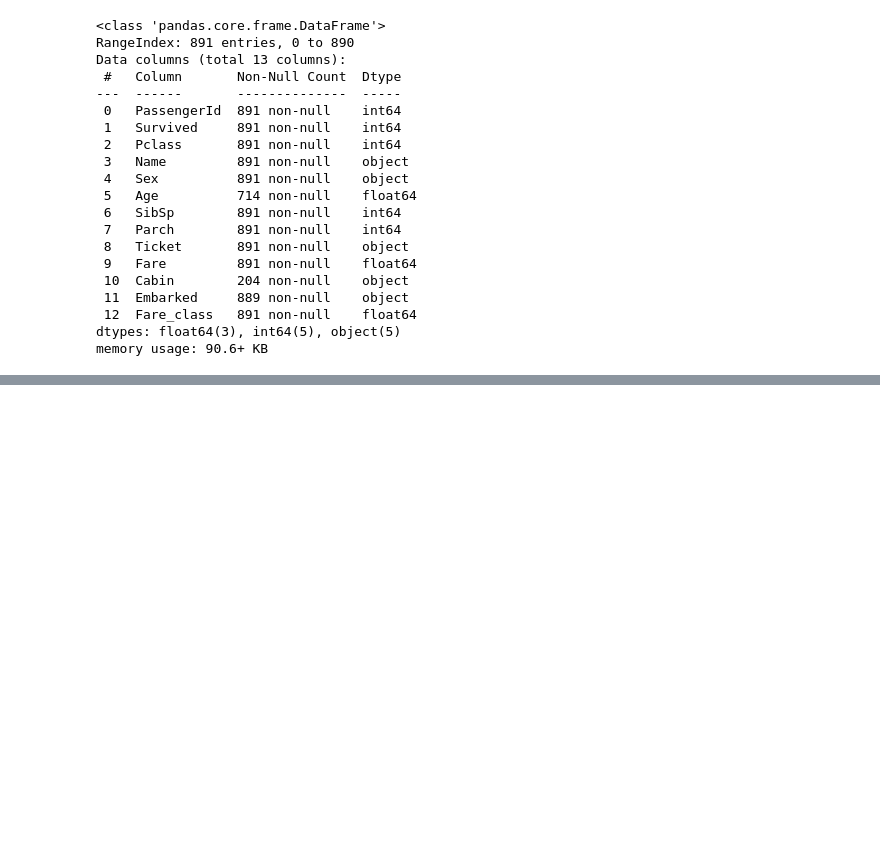
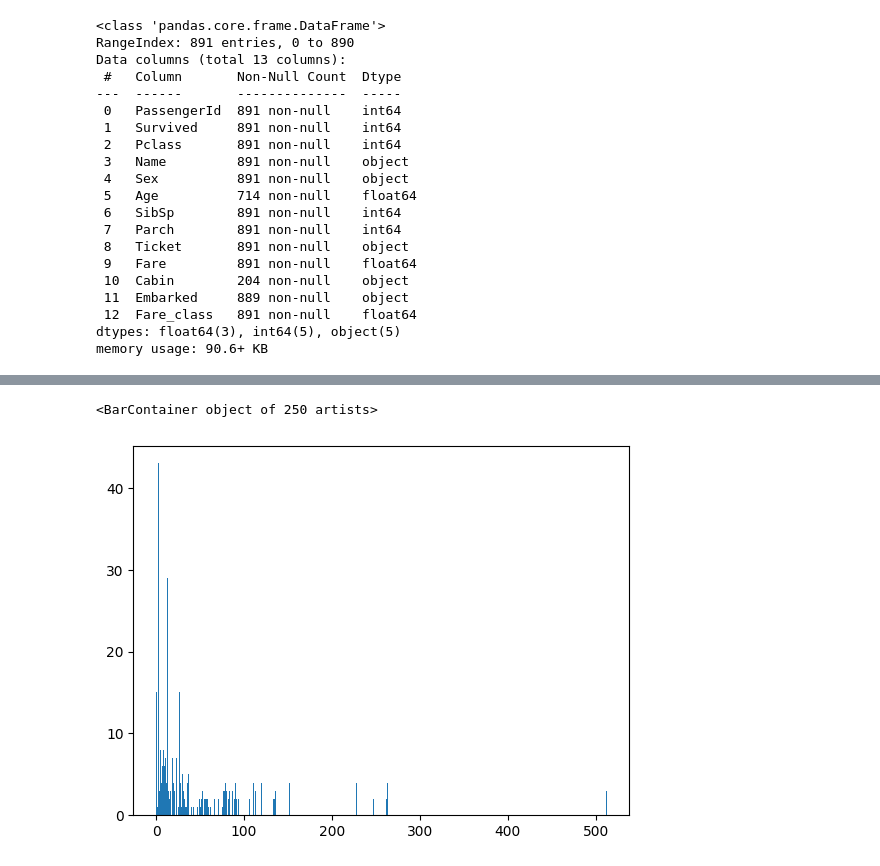
Before and after one commit to sajidzahid/NEDpython, a Jupyter notebook: Week_7/week7_class14_pandas_sirjamal.ipynb, the cells around one changed output, grey strips where cells are left out. Drawn from its saved outputs; the diff is of its cells as text; code cells hidden in the pictures; blank space fills up the shorter version.

```diff
--- a/Week_7/week7_class14_pandas_sirjamal.ipynb
+++ b/Week_7/week7_class14_pandas_sirjamal.ipynb
@@ -302,0 +378,5 @@ memory usage: 90.6+ KB
+# %%
+plt.bar(counts.index, counts.values)
+# %% [output]
+<BarContainer object of 250 artists>
+[figure, added]
```
Also changed, not shown: parts of 9 cells of this notebook, 3 other files.
